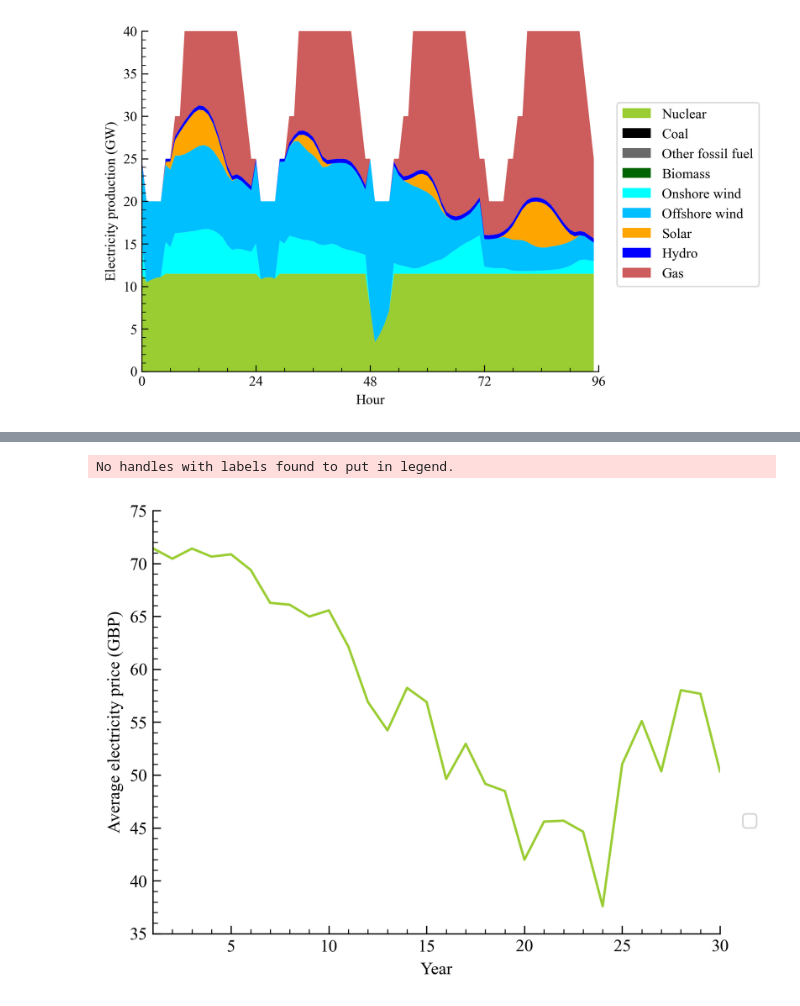
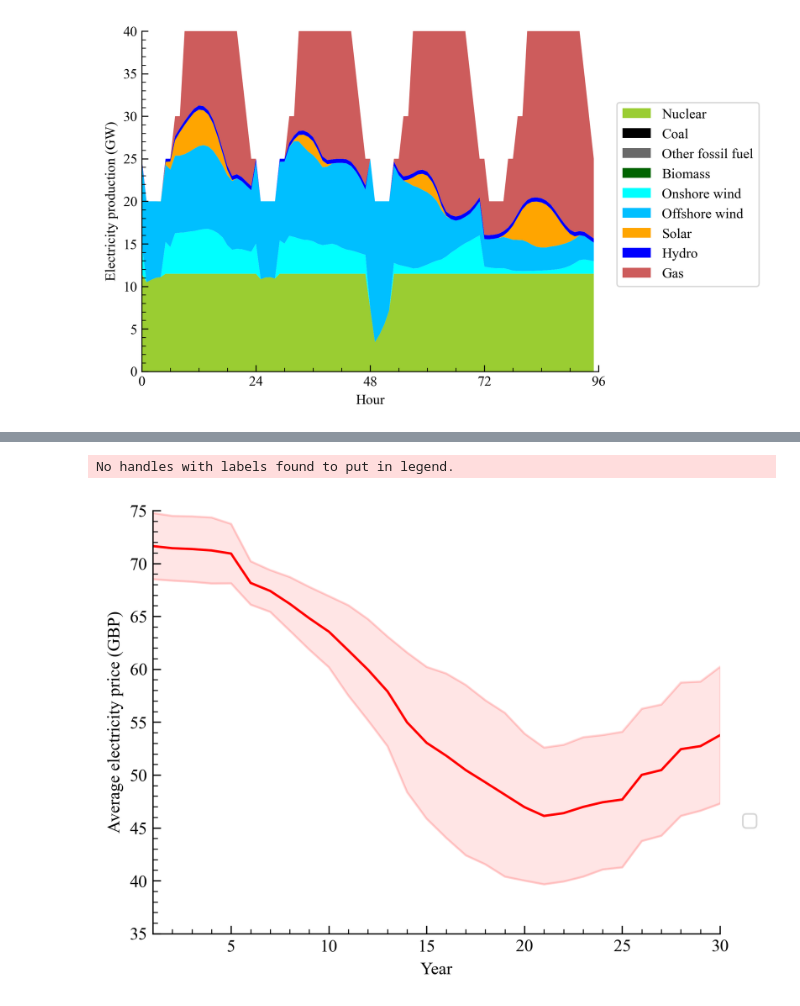
Before and after one commit to LukaKarathanos/Mphys, a Jupyter notebook: test_notebook.ipynb, the cells around one changed output, grey strips where cells are left out. Drawn from its saved outputs; the diff is of its cells as text; code cells hidden in the pictures.

Commit message:
carbon tax changing

```diff
--- a/test_notebook.ipynb
+++ b/test_notebook.ipynb
@@ -83,13 +83,6 @@ change data
 # %%
 
 from scipy.stats import norm
-
-# Generate a random dataset
-data = np.random.normal(loc=0, scale=1, size=1000)
-
-# Calculate the mean and standard deviation of the dataset
-mu, std = norm.fit(data)
-
 
 x = range(1, n_years+1)
 data = np.mean(total_per_tech, axis = 3)  # 10 sets of 100 data points
@@ -97,9 +90,7 @@ data = np.mean(total_per_tech, axis = 3)  # 10 sets of 100 data points
 print(np.shape(data))
 
 # Generate some sample data
-test_data = np.random.normal(5.0, 1.0, (5, 10, 100))  # 5 sets of 10 sets of 100 data points
 
-print(np.shape(test_data))
 
 # Loop through each of the 5 sets of data
 mean_all = []
@@ -247,0 +227,22 @@ mean_yearly = np.mean(av_daily_2d, axis = 1)
+# %%
+
+'''Get average yearly prices'''
+
+directory = 'data/total_per_tech/36days/price/'
+
+npy_files = [filename for filename in os.listdir(directory) if filename.endswith('.npy')]
+
+# Load the first file to initialize the array
+
+
+arrays =[]
+# stack the remaining files
+for filename in npy_files[1:]:
+    filepath = os.path.join(directory, filename)
+    file_data = np.load(filepath)
+    arrays.append(file_data)
+
+yearly_price = np.stack(arrays, axis =0)
+'''[run, year, tech, hour]'''
+
+descriptor = 'no changing price av'
@@ -248,36 +312,39 @@ mean_yearly = np.mean(av_daily_2d, axis = 1)
 # %%
 
 fig, ax = plt.subplots()
 
 
 
-ydata = mean_yearly
+ydata = mean_all_price
 
 xdata = range(1, n_years+1)
 
 # print(ydata)
 tech_types_named =  ['Nuclear', 'Coal', 'Other fossil fuel','Biomass', 'Onshore wind', 'Offshore wind', 'Solar', 'Hydro', 'Gas']
 
-ax.plot(xdata,ydata)
+ax.plot(xdata,ydata, color = 'r')
+ax.plot(xdata, ydata + 2*stdev_all_price, color = 'r', alpha = 0.1)
+ax.plot(xdata, ydata - 2*stdev_all_price, color = 'r', alpha = 0.1)
+ax.fill_between(xdata, ydata + 2*stdev_all_price, ydata - 2*stdev_all_price, color ='r', alpha = 0.1 )
 #have to remove the historical data from the plot
 
 ax.set_ylabel('Average electricity price (GBP)')
 ax.set_xlabel('Year')
 ax.xaxis.set_minor_locator(AutoMinorLocator())
 ax.xaxis.set_major_locator(MultipleLocator(5))
 ax.set_xlim(1, max(xdata))
 ax.yaxis.set_minor_locator(AutoMinorLocator())
 ax.legend(loc = (1.04, 0.25))
 # ax.set_xlim(0, n_years)
 # ax.set_ylim(min(average_yearly_strike_prices) - 5, (max(average_yearly_strike_prices) + 5))
 ax.spines.right.set_visible(False)
 ax.spines.top.set_visible(False)
 
 plt.savefig(fname = f'{descriptor}av. price.png', bbox_inches = "tight" )
 plt.show()
 # %% [output]
 No handles with labels found to put in legend.
-[figure, old version]
+[figure, new version]
 # %%
 import electricity_company
 import pickle
```
Also changed, not shown: parts of 5 cells of this notebook, 6 other files.
